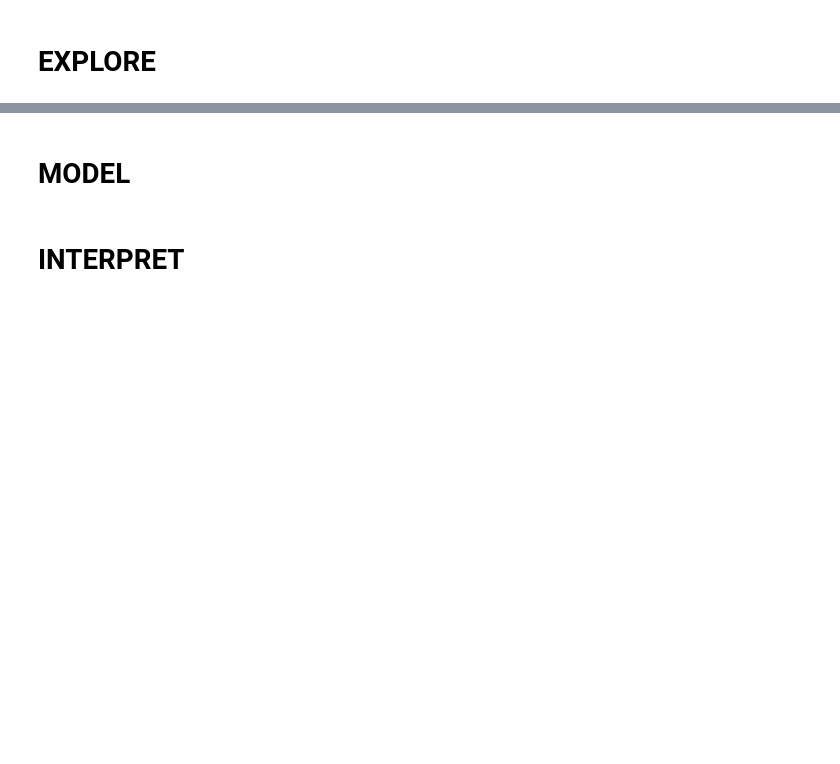
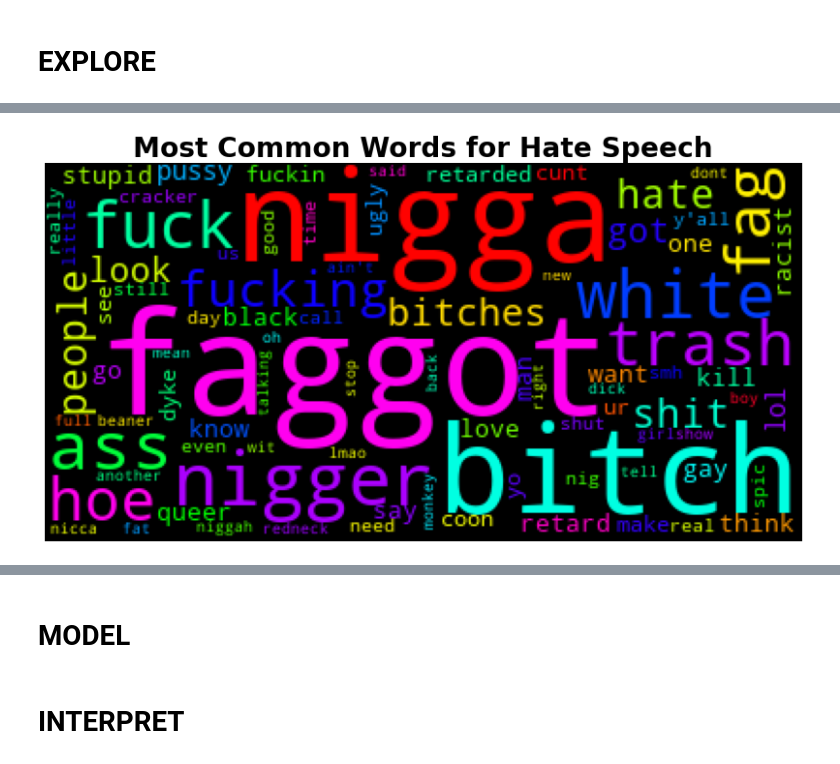
Before and after one commit to zero731/Classifying_Hate_Speech_Tweets, a Jupyter notebook: Untitled.ipynb, the cells around one changed output, grey strips where cells are left out. Drawn from its saved outputs; the diff is of its cells as text; code cells hidden in the pictures; blank space fills up the shorter version.

```diff
--- a/Untitled.ipynb
+++ b/Untitled.ipynb
@@ -87,0 +315,2 @@ Name: class, dtype: float64
+# %%
+hate_tokens = get_token_list(df.groupby('class').get_group('hate speech'), 'tweet_stopped', freq=True)
@@ -87,0 +384,4 @@ Name: class, dtype: float64
+# %%
+plot_wordcloud(hate_tokens, 'Hate Speech');
+# %% [output]
+[figure, added]
```
Also changed, not shown: parts of 36 cells of this notebook, 1 other file.
